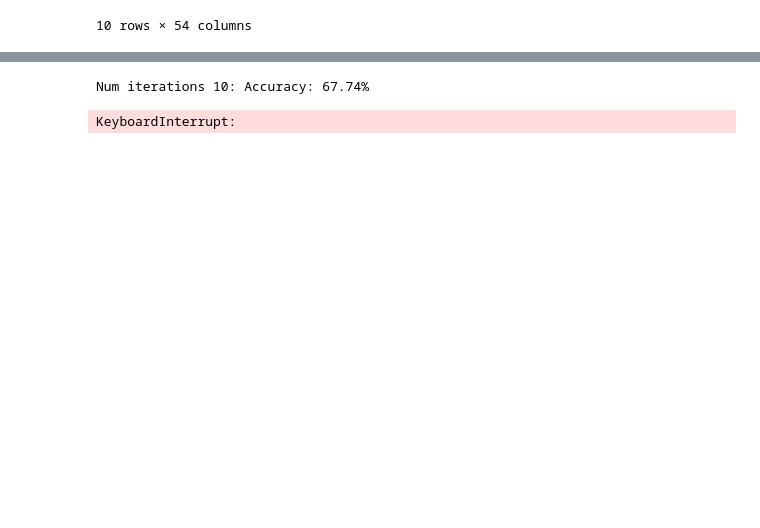
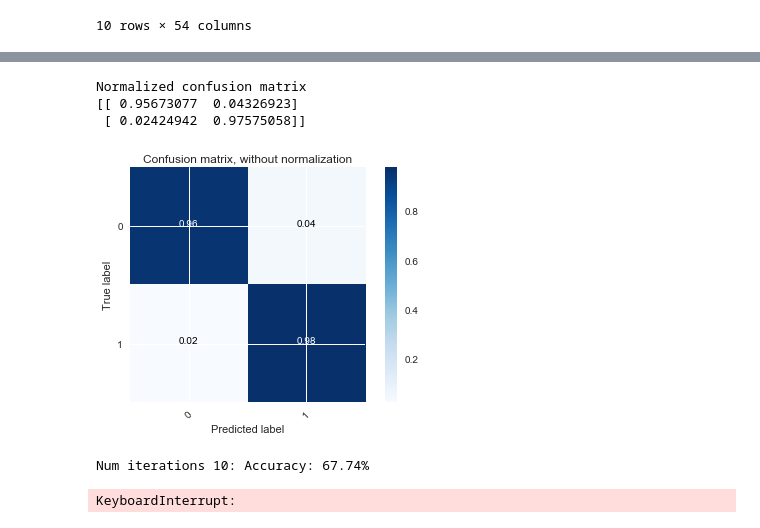
Before and after one commit to manav95/Data-Science-Intensive, a Jupyter notebook: MachineLearningAnalysis/MachineLearningAnalysisNew.ipynb, the cells around one changed output, grey strips where cells are left out. Cells and saved outputs as stored; diff of their text form; code cells hidden in the pictures; blank space fills up the shorter version.

```diff
--- a/MachineLearningAnalysis/MachineLearningAnalysisNew.ipynb
+++ b/MachineLearningAnalysis/MachineLearningAnalysisNew.ipynb
@@ -331,0 +345,10 @@ NameError: name 'preds_class' is not defined
+# %%
+from sklearn.metrics import confusion_matrix
+
+theMatrix = confusion_matrix(y_t, preds)
+plot_confusion_matrix(theMatrix, classes=['0', '1'], normalize=True, title='Confusion matrix, without normalization')
+# %% [output]
+Normalized confusion matrix
+[[ 0.95673077  0.04326923]
+ [ 0.02424942  0.97575058]]
+[figure, added]
```
Also changed, not shown: parts of 30 cells of this notebook.
